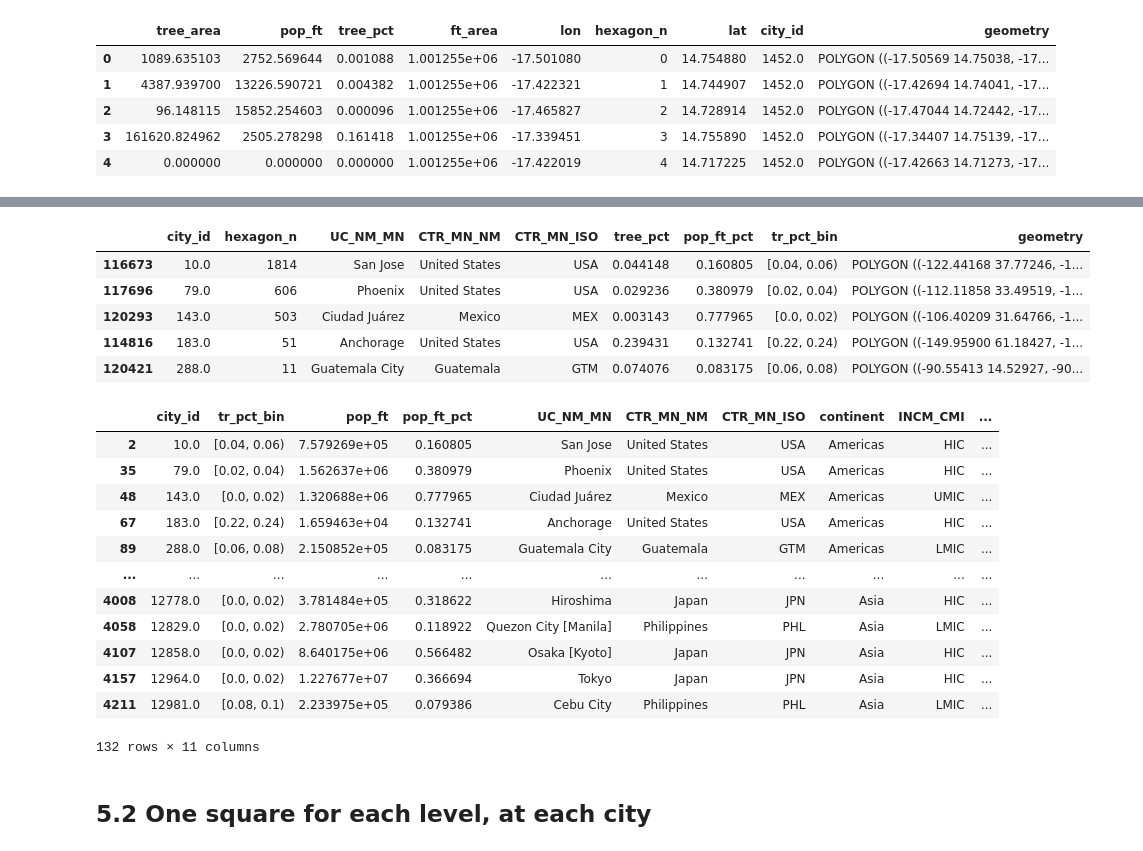
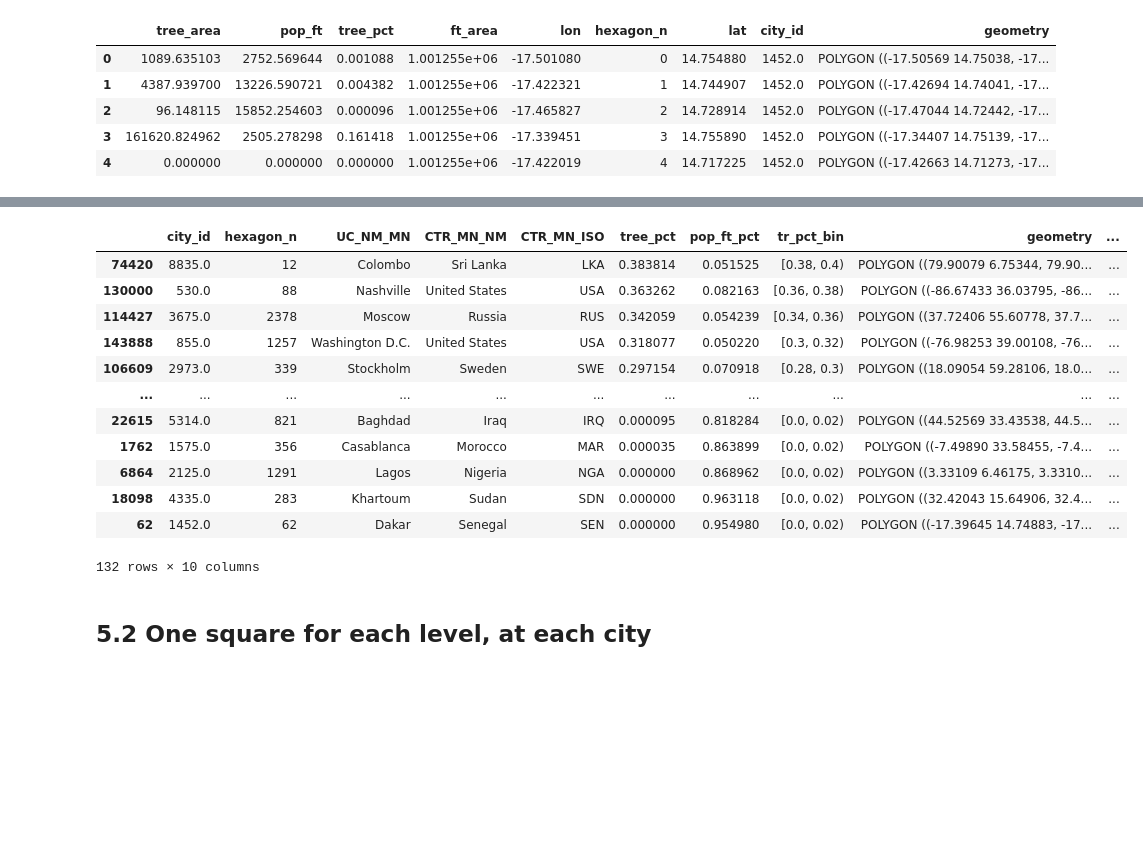
Before and after one commit to dw-data/city-tree-coverage, a Jupyter notebook: code/5. Getting representative 1sqkm squares.ipynb, the cells around one changed output, grey strips where cells are left out. Drawn from its saved outputs; the diff is of its cells as text; code cells hidden in the pictures; blank space fills up the shorter version.

```diff
--- a/code/5. Getting representative 1sqkm squares.ipynb
+++ b/code/5. Getting representative 1sqkm squares.ipynb
@@ -54,14 +54,15 @@ squares.head()
 | 3 | 161620.824962 | 2505.278298 | 0.161418 | 1.001255e+06 | -17.339451 | 3 | 14.755890 | 1452.0 | POLYGON ((-17.34407 14.75139, -17... |
 | 4 | 0.000000 | 0.000000 | 0.000000 | 1.001255e+06 | -17.422019 | 4 | 14.717225 | 1452.0 | POLYGON ((-17.42663 14.71273, -17... |
 # %%
-# Let's merge the squares with the most populated hexbins of each
+# Let's merge the squares with the hexagon data.
+# Now, for each square, I also have information on the
+# upper and lower bounds of a representative entry for the city.
 most_populated_squares = squares.merge(
     most_populated[['city_id', 'UC_NM_MN', 'CTR_MN_NM', 'CTR_MN_ISO', 'tr_pct_bin',
                     'tr_pct_bin_lower', 'tr_pct_bin_upper', 'pop_ft_pct']],
-    on='city_id') # this will keep only a square that is representative of the most
-                  # populated tree coverage level on each city.
-
-# And rename the columns to avoid confusion. Now, for each row,
-# I have the upper and lower bounds of a representative entry for the city.
-most_populated_squares = most_populated_squares.rename(columns={"tr_pct_bin_lower": "city_lower_bound", "tr_pct_bin_upper": "city_upper_bound"})
+    on='city_id')
+# %%
+# Let's rename the columns to avoid confusion.
+most_populated_squares = most_populated_squares.rename(columns={"tr_pct_bin_lower": "city_lower_bound",
+                                                                "tr_pct_bin_upper": "city_upper_bound"})
 # %%
@@ -86,30 +106,21 @@ most_populated_squares['name'] = most_populated_squares.UC_NM_MN + ' (' + most_p
 most_populated_squares.to_file("../output/representative-squares-most-populated.json")
 # %%
 # A sneak peek at the results
-most_populated_squares.head()
+most_populated_squares.sort_values(by='tree_pct', ascending=False)
 # %% [output]
-|  | city_id | hexagon_n | UC_NM_MN | CTR_MN_NM | CTR_MN_ISO | tree_pct | pop_ft_pct | tr_pct_bin | geometry |
-| 116673 | 10.0 | 1814 | San Jose | United States | USA | 0.044148 | 0.160805 | [0.04, 0.06) | POLYGON ((-122.44168 37.77246, -1... |
-| 117696 | 79.0 | 606 | Phoenix | United States | USA | 0.029236 | 0.380979 | [0.02, 0.04) | POLYGON ((-112.11858 33.49519, -1... |
-| 120293 | 143.0 | 503 | Ciudad Juárez | Mexico | MEX | 0.003143 | 0.777965 | [0.0, 0.02) | POLYGON ((-106.40209 31.64766, -1... |
-| 114816 | 183.0 | 51 | Anchorage | United States | USA | 0.239431 | 0.132741 | [0.22, 0.24) | POLYGON ((-149.95900 61.18427, -1... |
-| 120421 | 288.0 | 11 | Guatemala City | Guatemala | GTM | 0.074076 | 0.083175 | [0.06, 0.08) | POLYGON ((-90.55413 14.52927, -90... |
+|  | city_id | hexagon_n | UC_NM_MN | CTR_MN_NM | CTR_MN_ISO | tree_pct | pop_ft_pct | tr_pct_bin | geometry | ... |
+| 74420 | 8835.0 | 12 | Colombo | Sri Lanka | LKA | 0.383814 | 0.051525 | [0.38, 0.4) | POLYGON ((79.90079 6.75344, 79.90... | ... |
+| 130000 | 530.0 | 88 | Nashville | United States | USA | 0.363262 | 0.082163 | [0.36, 0.38) | POLYGON ((-86.67433 36.03795, -86... | ... |
+| 114427 | 3675.0 | 2378 | Moscow | Russia | RUS | 0.342059 | 0.054239 | [0.34, 0.36) | POLYGON ((37.72406 55.60778, 37.7... | ... |
+| 143888 | 855.0 | 1257 | Washington D.C. | United States | USA | 0.318077 | 0.050220 | [0.3, 0.32) | POLYGON ((-76.98253 39.00108, -76... | ... |
+| 106609 | 2973.0 | 339 | Stockholm | Sweden | SWE | 0.297154 | 0.070918 | [0.28, 0.3) | POLYGON ((18.09054 59.28106, 18.0... | ... |
+| ... | ... | ... | ... | ... | ... | ... | ... | ... | ... | ... |
+| 22615 | 5314.0 | 821 | Baghdad | Iraq | IRQ | 0.000095 | 0.818284 | [0.0, 0.02) | POLYGON ((44.52569 33.43538, 44.5... | ... |
+| 1762 | 1575.0 | 356 | Casablanca | Morocco | MAR | 0.000035 | 0.863899 | [0.0, 0.02) | POLYGON ((-7.49890 33.58455, -7.4... | ... |
+| 6864 | 2125.0 | 1291 | Lagos | Nigeria | NGA | 0.000000 | 0.868962 | [0.0, 0.02) | POLYGON ((3.33109 6.46175, 3.3310... | ... |
+| 18098 | 4335.0 | 283 | Khartoum | Sudan | SDN | 0.000000 | 0.963118 | [0.0, 0.02) | POLYGON ((32.42043 15.64906, 32.4... | ... |
+| 62 | 1452.0 | 62 | Dakar | Senegal | SEN | 0.000000 | 0.954980 | [0.0, 0.02) | POLYGON ((-17.39645 14.74883, -17... | ... |
+132 rows × 10 columns
-# %%
-most_populated
-# %% [output]
-|  | city_id | tr_pct_bin | pop_ft | pop_ft_pct | UC_NM_MN | CTR_MN_NM | CTR_MN_ISO | continent | INCM_CMI | ... |
-| 2 | 10.0 | [0.04, 0.06) | 7.579269e+05 | 0.160805 | San Jose | United States | USA | Americas | HIC | ... |
-| 35 | 79.0 | [0.02, 0.04) | 1.562637e+06 | 0.380979 | Phoenix | United States | USA | Americas | HIC | ... |
-| 48 | 143.0 | [0.0, 0.02) | 1.320688e+06 | 0.777965 | Ciudad Juárez | Mexico | MEX | Americas | UMIC | ... |
-| 67 | 183.0 | [0.22, 0.24) | 1.659463e+04 | 0.132741 | Anchorage | United States | USA | Americas | HIC | ... |
-| 89 | 288.0 | [0.06, 0.08) | 2.150852e+05 | 0.083175 | Guatemala City | Guatemala | GTM | Americas | LMIC | ... |
-| ... | ... | ... | ... | ... | ... | ... | ... | ... | ... | ... |
-| 4008 | 12778.0 | [0.0, 0.02) | 3.781484e+05 | 0.318622 | Hiroshima | Japan | JPN | Asia | HIC | ... |
-| 4058 | 12829.0 | [0.0, 0.02) | 2.780705e+06 | 0.118922 | Quezon City [Manila] | Philippines | PHL | Asia | LMIC | ... |
-| 4107 | 12858.0 | [0.0, 0.02) | 8.640175e+06 | 0.566482 | Osaka [Kyoto] | Japan | JPN | Asia | HIC | ... |
-| 4157 | 12964.0 | [0.0, 0.02) | 1.227677e+07 | 0.366694 | Tokyo | Japan | JPN | Asia | HIC | ... |
-| 4211 | 12981.0 | [0.08, 0.1) | 2.233975e+05 | 0.079386 | Cebu City | Philippines | PHL | Asia | LMIC | ... |
-132 rows × 11 columns
 # %% [markdown]
 ## 5.2 One square for each level, at each city
 # %% [markdown]
```
Also changed, not shown: parts of 10 cells of this notebook.
